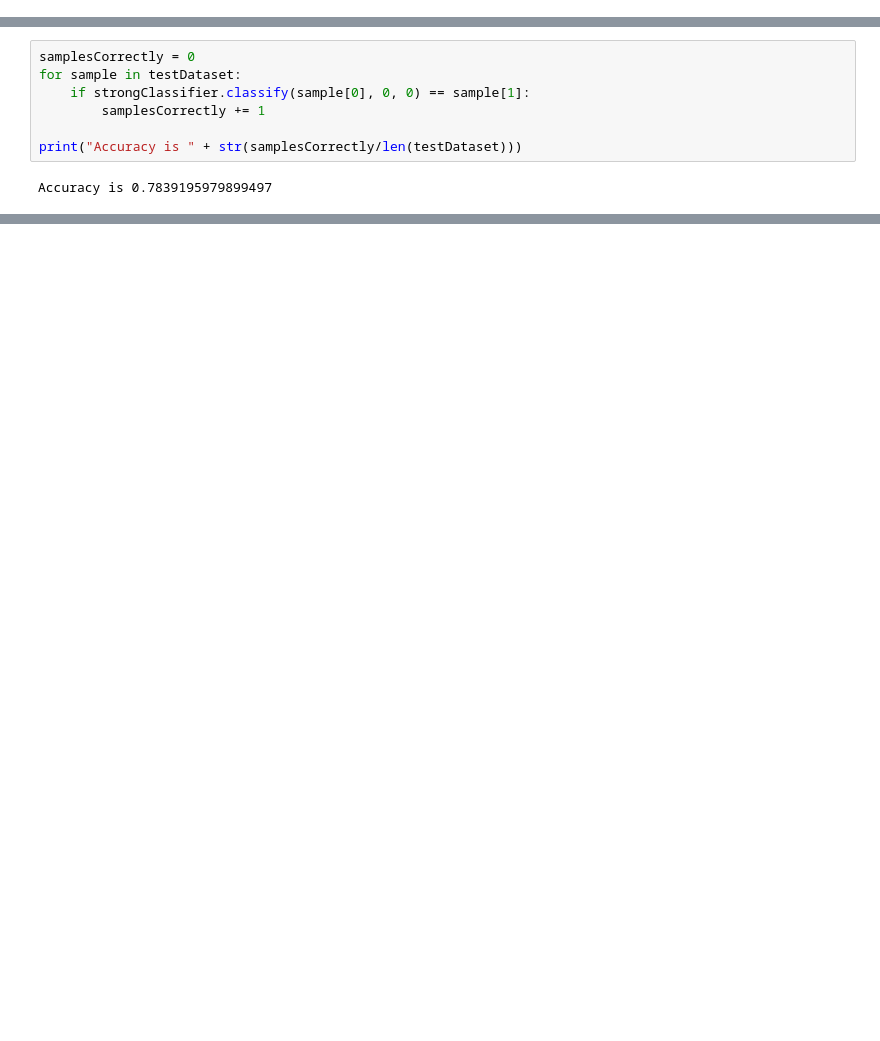
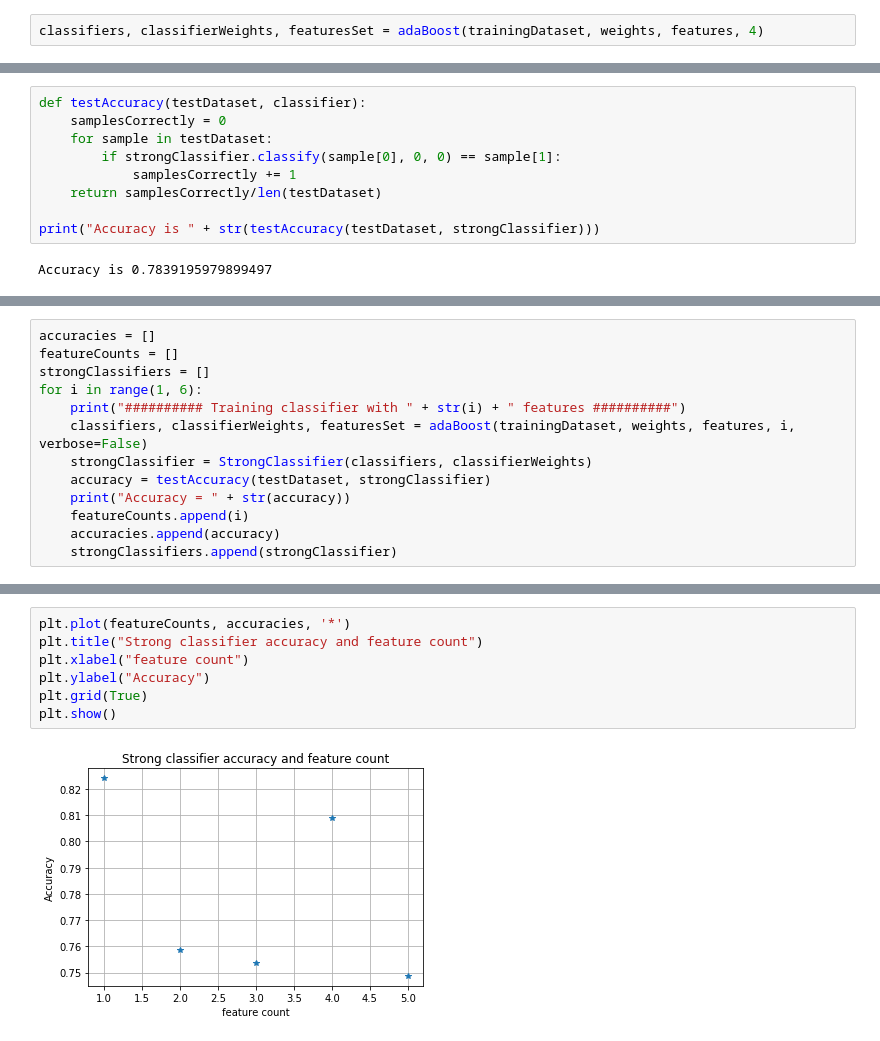
Before and after one commit to Bill2462/Viola-Jones, a Jupyter notebook: Hand-detection-Viola-Jones.ipynb, the cells around one changed output, grey strips where cells are left out. Saved outputs shown, nothing was run; the diff lists cells and outputs as text; blank space fills up the shorter version.

```diff
--- a/Hand-detection-Viola-Jones.ipynb
+++ b/Hand-detection-Viola-Jones.ipynb
@@ -893,0 +886,2 @@ Classifier has weight: 1.5321521371240199
+# %%
+classifiers, classifierWeights, featuresSet = adaBoost(trainingDataset, weights, features, 4)
@@ -902,9 +909,11 @@ Now let's quickly evaluate the accuracy of our classifier. In order to do that w
 # %%
-samplesCorrectly = 0
-for sample in testDataset:
-    if strongClassifier.classify(sample[0], 0, 0) == sample[1]:
-        samplesCorrectly += 1
+def testAccuracy(testDataset, classifier):
+    samplesCorrectly = 0
+    for sample in testDataset:
+        if strongClassifier.classify(sample[0], 0, 0) == sample[1]:
+            samplesCorrectly += 1
+    return samplesCorrectly/len(testDataset)
 
-print("Accuracy is " + str(samplesCorrectly/len(testDataset)))
+print("Accuracy is " + str(testAccuracy(testDataset, strongClassifier)))
 # %% [output]
 Accuracy is 0.7839195979899497
@@ -910,0 +922,13 @@ Accuracy is 0.7839195979899497
+# %%
+accuracies = []
+featureCounts = []
+strongClassifiers = []
+for i in range(1, 6):
+    print("########## Training classifier with " + str(i) + " features ##########")
+    classifiers, classifierWeights, featuresSet = adaBoost(trainingDataset, weights, features, i, verbose=False)
+    strongClassifier = StrongClassifier(classifiers, classifierWeights)
+    accuracy = testAccuracy(testDataset, strongClassifier)
+    print("Accuracy = " + str(accuracy))
+    featureCounts.append(i)
+    accuracies.append(accuracy)
+    strongClassifiers.append(strongClassifier)
@@ -910,0 +946,9 @@ Accuracy is 0.7839195979899497
+# %%
+plt.plot(featureCounts, accuracies, '*')
+plt.title("Strong classifier accuracy and feature count")
+plt.xlabel("feature count")
+plt.ylabel("Accuracy")
+plt.grid(True)
+plt.show()
+# %% [output]
+[figure, added]
```
Also changed, not shown: parts of 14 cells of this notebook, 1 other file.
